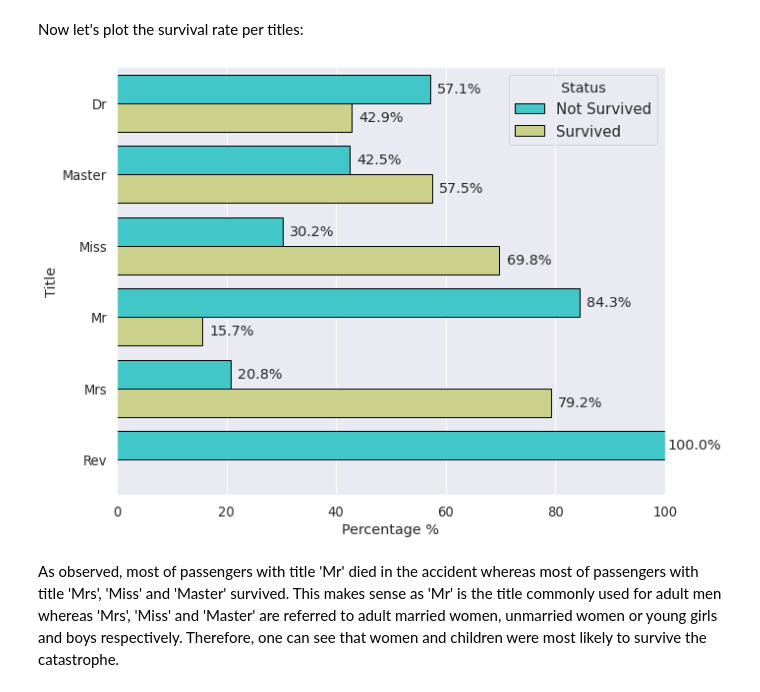
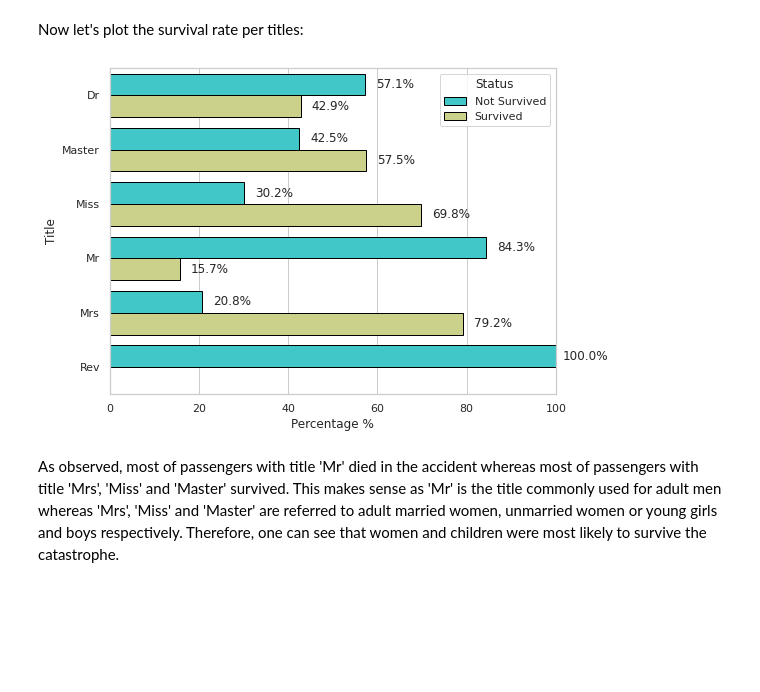
Before and after one commit to noursan/titanic, a Jupyter notebook: titanic.ipynb, the cells around one changed output. Saved outputs shown, nothing was run; the diff lists cells and outputs as text; code cells hidden in the pictures; blank space fills up the shorter version.

Commit message:
Minor changes to figure visualization in github

```diff
--- a/titanic.ipynb
+++ b/titanic.ipynb
@@ -470,17 +468,17 @@ def make_barplot(feature1, feature2, dataset=train_copy, horizontal = False):
 
         condition2 = dataset_obj[feature2].isin(val_selection)
         df = dataset_obj[condition2]
-        #df=dataset.copy()
         df_group = df.groupby(feature2)[feature1].value_counts(normalize=True).mul(100).rename('Percentage %').reset_index()
 
-        plt.figure(figsize=(10, 8))
-        pt = sns.barplot(y=feature2, x='Percentage %', hue=feature1, data=df_group, orient= 'h', palette = 'rainbow', edgecolor=(0,0,0))
-        pt.set(xlim=(0,100))
-        plt.legend(loc='best', title=feature1, fontsize= 15)
 
+        sns.barplot(y=feature2, x='Percentage %', hue=feature1, data=df_group, orient= 'h', palette = 'rainbow', edgecolor=(0,0,0))
+        plt.xlim([0,100])
+        plt.legend(loc='best', title=feature1)
+        fg = plt.gcf()
+        ax = plt.gca()
 
-        for p in pt.patches:
-            pt.annotate(f'{round(p.get_width(),1)}%',
+        for p in ax.patches:
+            ax.annotate(f'{round(p.get_width(),1)}%',
                         (p.get_width(), p.get_y() + p.get_height() / 2.),
                         ha = 'center', va = 'center',
                         xytext = (30, 0),
@@ -488,19 +486,22 @@ def make_barplot(feature1, feature2, dataset=train_copy, horizontal = False):
 
     else:
         df = dataset_obj.groupby(feature1)[feature2].value_counts(normalize=True).mul(100).rename('Percentage %').reset_index()
-        plt.figure(figsize=(10, 8))
-        pt = sns.barplot(x=feature1, y='Percentage %', hue=feature2, data=df, palette = 'spring_r', edgecolor=(0,0,0)) #cool,
-        pt.set(ylim=(0,100))
-        plt.legend(loc='best', title=feature2, fontsize= 15)
+        sns.barplot(x=feature1, y='Percentage %', hue=feature2, data=df, palette = 'spring_r', edgecolor=(0,0,0))
 
-        for p in pt.patches:
-            pt.annotate(f'{round(p.get_height(),1)}%',
+        plt.ylim([0,100])
+        plt.legend(loc='best', title=feature2)
+
+        fg = plt.gcf()
+        ax = plt.gca()
+
+        for p in ax.patches:
+            ax.annotate(f'{round(p.get_height(),1)}%',
                         (p.get_x() + p.get_width() / 2., p.get_height()),
                         ha = 'center', va = 'center',
                         xytext = (0, 9),
                         textcoords = 'offset points')
 
-    return pt
+    return (ax, fg)
 # %%
 def make_boxplot(feature1, feature2, dataset=train_copy):
 
@@ -549,9 +549,10 @@ Name: Title, dtype: int64
 # %% [markdown]
 Now let's plot the survival rate per titles:
 # %%
-make_barplot('Status', 'Title', horizontal=True);
+ax, fg = make_barplot('Status', 'Title', horizontal=True)
+fg.set_size_inches(8,6);
 # %% [output]
-[figure, old version]
+[figure, new version]
 # %% [markdown]
 As observed, most of passengers with title 'Mr' died in the accident whereas most of passengers with title 'Mrs', 'Miss' and 'Master' survived. This makes sense as 'Mr' is the title commonly used for adult men whereas 'Mrs', 'Miss' and 'Master' are referred to adult married women, unmarried women or young girls and boys respectively. Therefore, one can see that women and children were most likely to survive the catastrophe.
 # %% [markdown]
```
Also changed, not shown: parts of 35 cells of this notebook.
